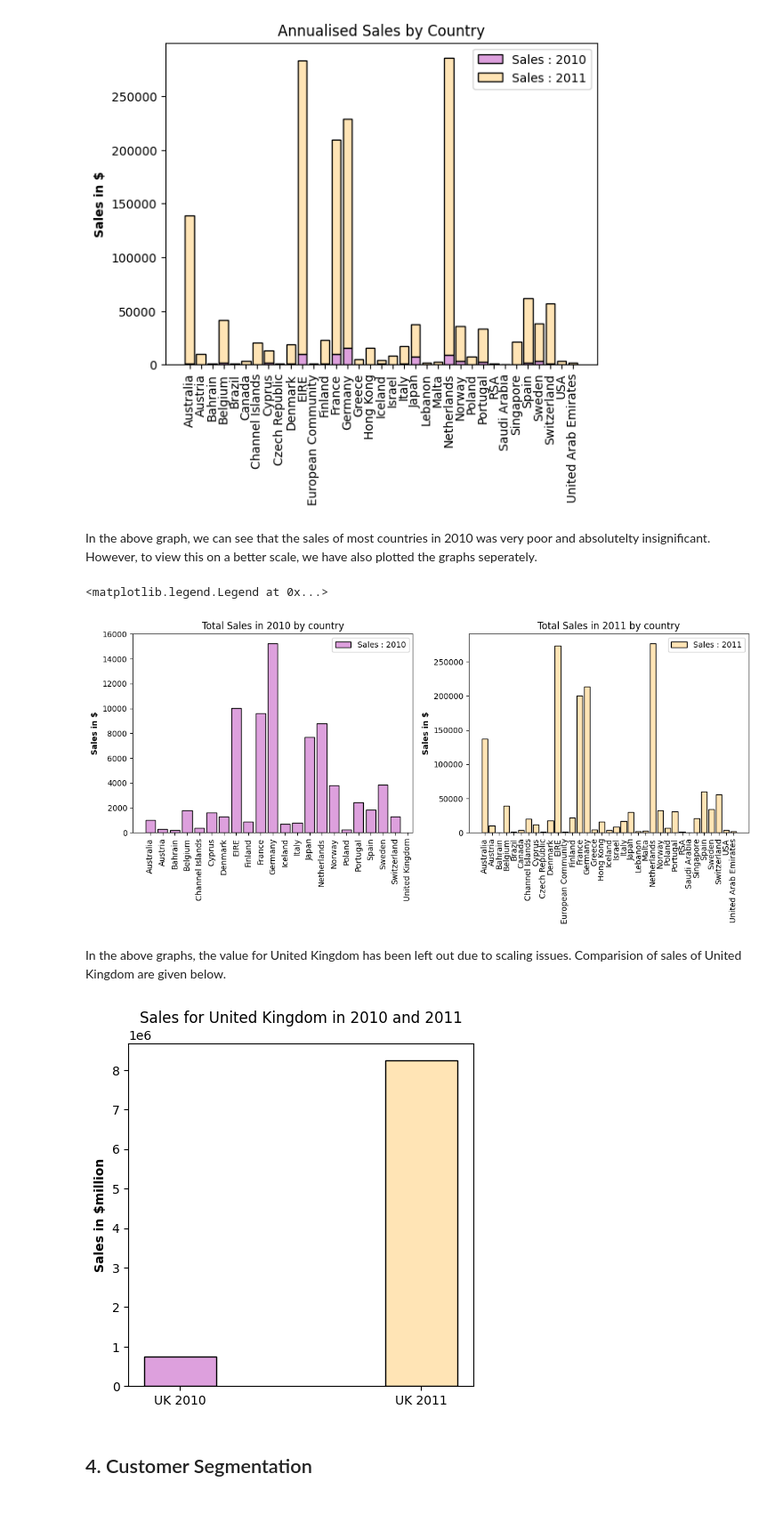
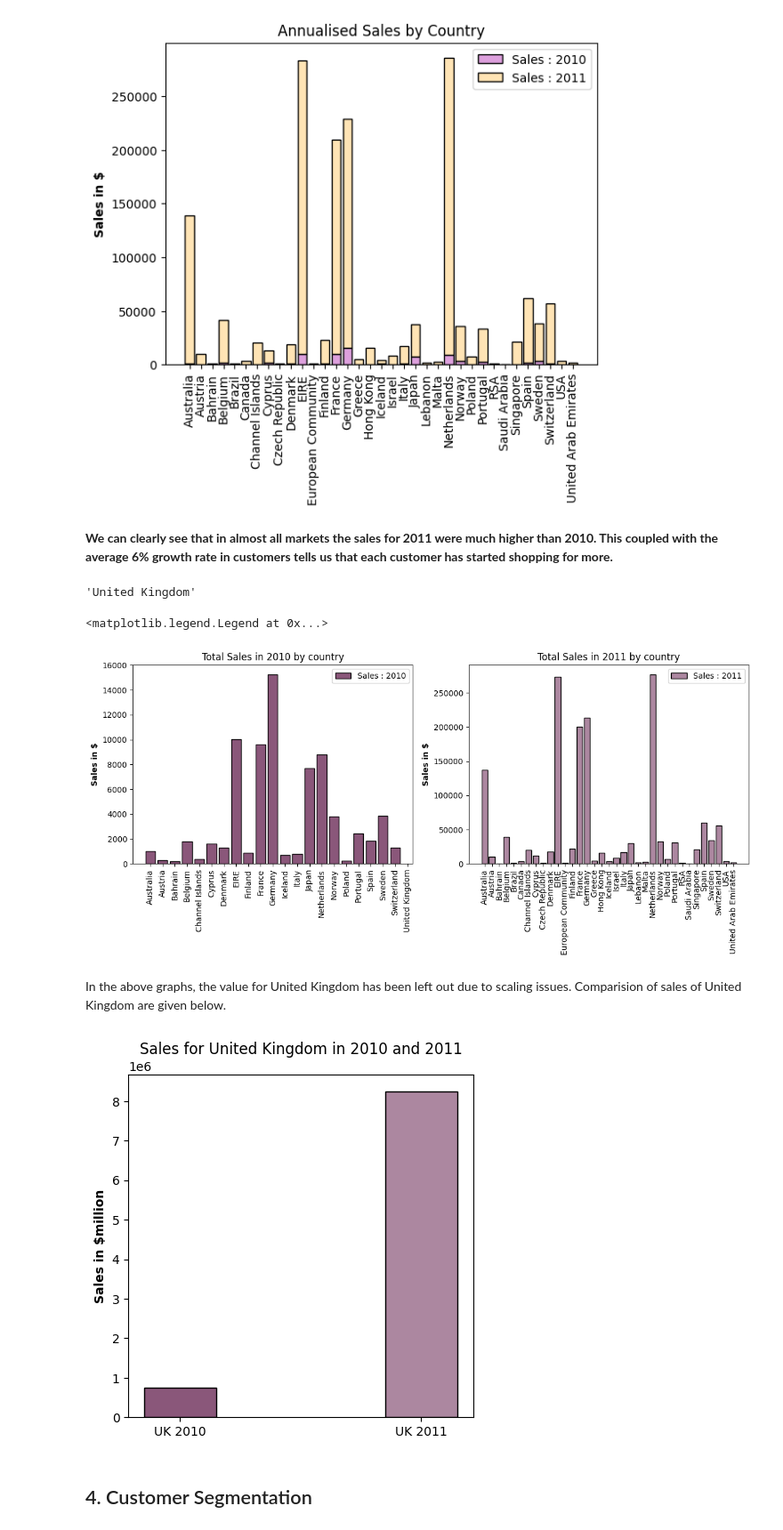
Before and after one commit to someshjadhwani24/Context_Aware_Recommender, a Jupyter notebook: Project_Main.ipynb, the cells around one changed output. Shown at 89% size. Saved outputs shown, nothing was run; the diff lists cells and outputs as text; code cells hidden in the pictures.

```diff
--- a/Project_Main.ipynb
+++ b/Project_Main.ipynb
@@ -361,12 +347,19 @@ plt.legend([x1, x2], ['Sales : 2010', 'Sales : 2011'])
 <matplotlib.legend.Legend at 0x...>
 [figure]
 # %% [markdown]
-In the above graph, we can see that the sales of most countries in 2010 was very poor and absolutelty insignificant. However, to view this on a better scale, we have also plotted the graphs seperately.
+**We can clearly see that in almost all markets the sales for 2011 were much higher than 2010. This coupled with the average 6% growth rate in customers tells us that each customer has started shopping for more.**
+# %%
+only2010_sales = bar_sales2010.copy()
+only2010_sales.pop()
+only2010_bar = bar_list2010.copy()
+only2010_bar.pop()
+# %% [output]
+'United Kingdom'
 # %%
 plt.figure(figsize=(14,10))
 plt.subplot(2,2,1)
 plt.xticks(ticks=range(len(bar_list2010)), labels=bar_list2010, rotation=90)
-x1=plt.bar(only2010_bar,only2010_sales,color=['plum'],edgecolor = "black")
+x1=plt.bar(only2010_bar,only2010_sales,color=['#8A577A'],edgecolor = "black")
 
 plt.title("Total Sales in 2010 by country")
 plt.ylabel("Sales in $", fontweight='bold')
@@ -375,7 +368,8 @@ plt.legend([x1], ['Sales : 2010'])
 
 plt.subplot(2,2,2)
 plt.xticks(ticks=range(len(test2011)), labels=test2011, rotation=90)
-x1=plt.bar(test2011,val2011,color=['moccasin'],edgecolor = "black")
+x1=plt.bar(test2011,val2011,color=['#AC87A0'],edgecolor = "black")
+
 
 plt.title("Total Sales in 2011 by country")
 plt.ylabel("Sales in $", fontweight='bold')
@@ -383,15 +377,15 @@ plt.ylabel("Sales in $", fontweight='bold')
 plt.legend([x1], ['Sales : 2011'])
 # %% [output]
 <matplotlib.legend.Legend at 0x...>
-[figure, old version]
+[figure, new version]
 # %% [markdown]
 In the above graphs, the value for United Kingdom has been left out due to scaling issues. Comparision of sales of United Kingdom are given below.
 # %%
 plt.figure(figsize=(5,5))
 plt.title("Sales for United Kingdom in 2010 and 2011")
 plt.ylabel("Sales in $million", fontweight='bold')
-x1=plt.bar(["UK 2010","UK 2011"],[uk2010,uk2011],color=['plum', 'moccasin'],edgecolor = "black",width=0.3)
+x1=plt.bar(["UK 2010","UK 2011"],[uk2010,uk2011],color=['#8A577A', '#AC87A0'],edgecolor = "black",width=0.3)
 # %% [output]
-[figure, old version]
+[figure, new version]
 # %% [markdown]
 ## 4. Customer Segmentation
```
Also changed, not shown: parts of 30 cells of this notebook.
